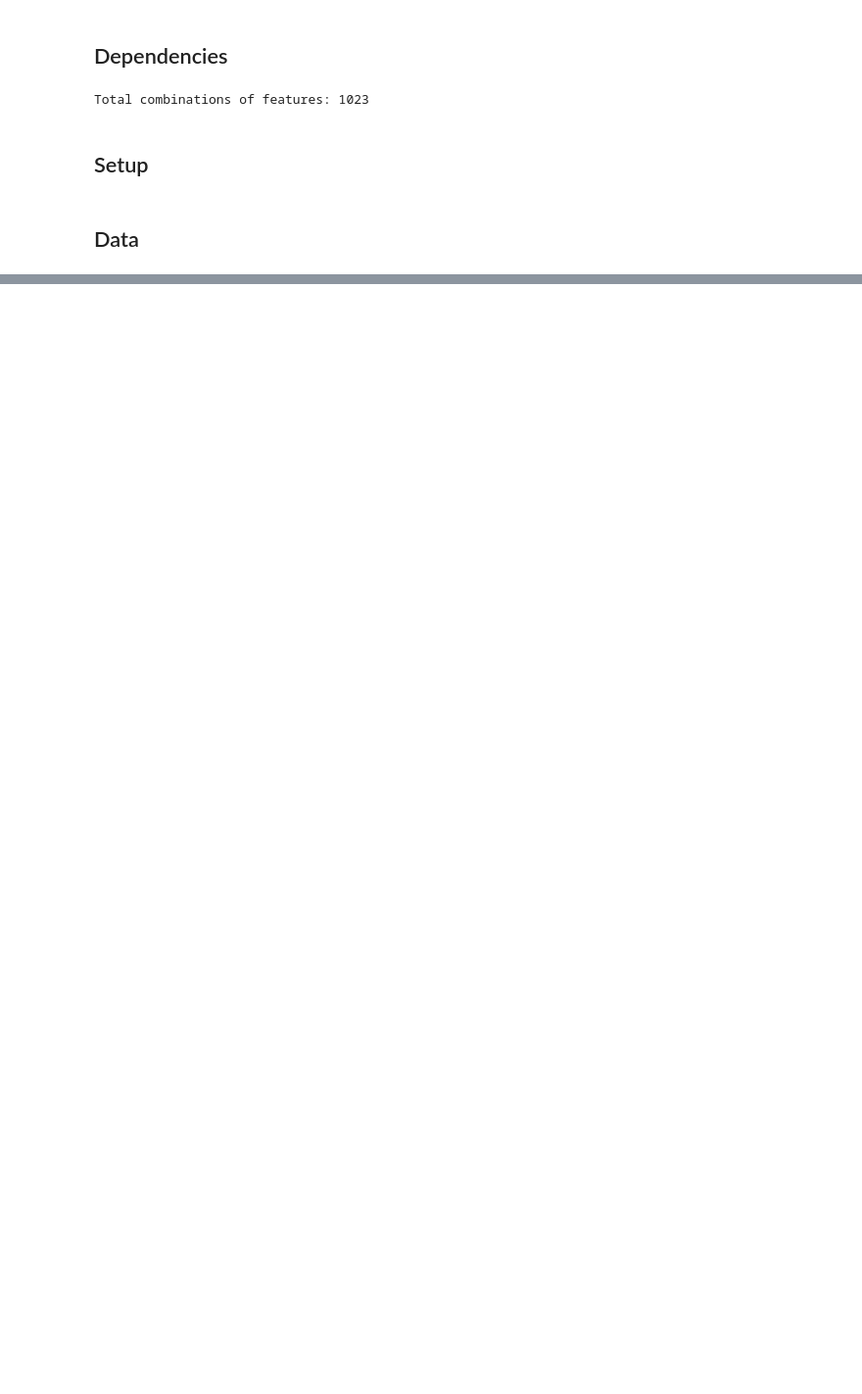
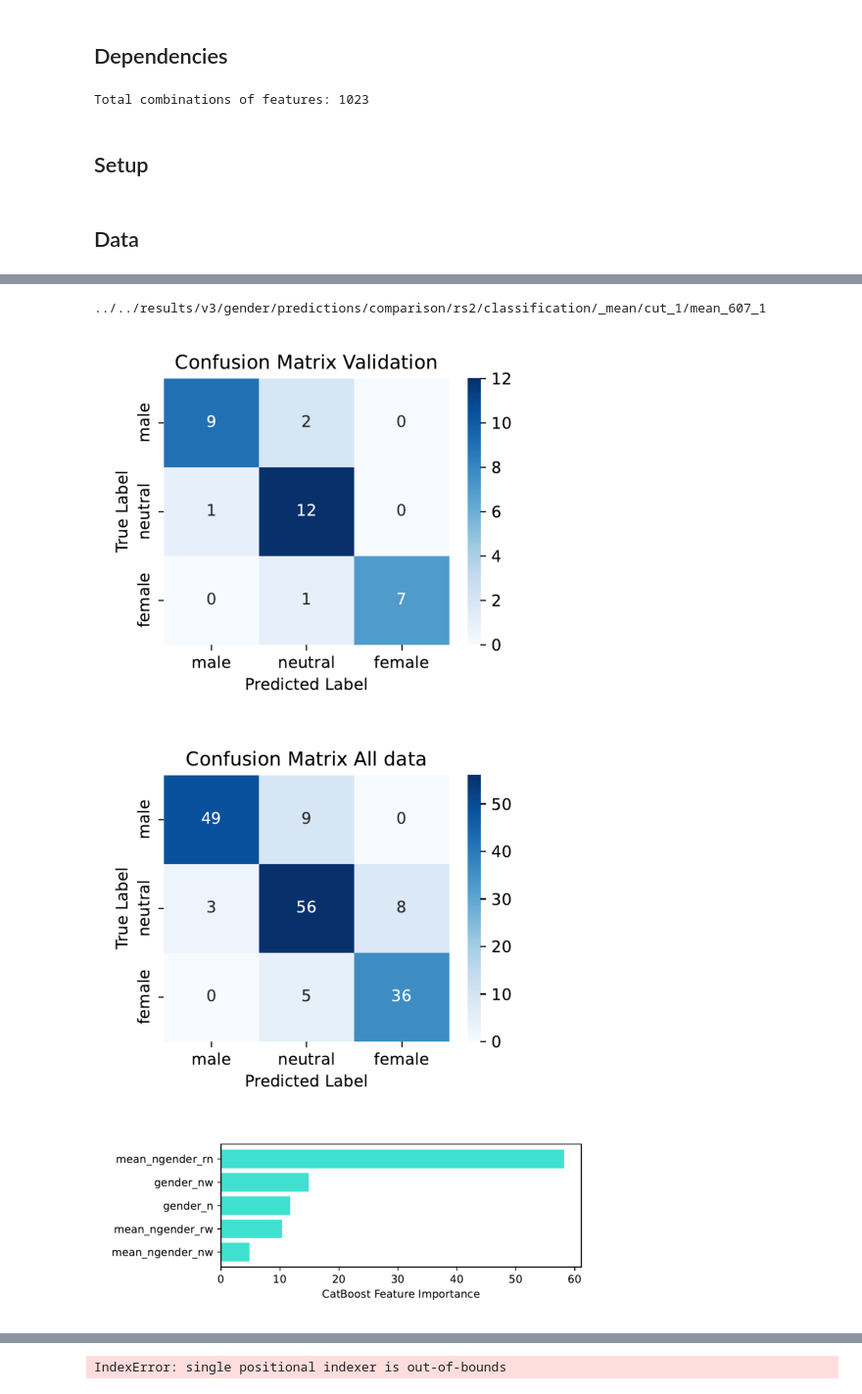
Before and after one commit to CSHVienna/chinese-names-gender, a Jupyter notebook: code/notebooks/predictions_classification.ipynb, the cells around one changed output, grey strips where cells are left out. Shown at 98% size. Saved outputs shown, nothing was run; the diff lists cells and outputs as text; code cells hidden in the pictures; blank space fills up the shorter version.

```diff
--- a/code/notebooks/predictions_classification.ipynb
+++ b/code/notebooks/predictions_classification.ipynb
@@ -179,0 +137,2 @@ plt.close()
+# %%
+df_best_per_run = df_results.loc[df_results.groupby('rs')[METRIC].idxmax(),:].sort_values(METRIC, ascending=ASCENDING)
@@ -179,0 +165,13 @@ plt.close()
+# %%
+rs = 2
+f_name_rs = df_best_per_run.query("rs == @rs").iloc[0].fn.replace('.json','')
+print(f_name_rs)
+vis.plot_confusion_matrix(f"{f_name_rs}_confusion_val.pdf")
+vis.plot_confusion_matrix(f"{f_name_rs}_confusion_all.pdf")
+vis.plot_importance(f"{f_name_rs}_feature_importance.pdf")
+vis.replot_importance(f_name_rs, regressor=False)
+# %% [output]
+../../results/v3/gender/predictions/comparison/rs2/classification/_mean/cut_1/mean_607_1
+[figure, added]
+[figure, added]
+[figure, added]
@@ -179,0 +179,10 @@ plt.close()
+# %%
+rs = 3
+f_name_rs = df_best_per_run.query("rs == @rs").iloc[0].fn.replace('.json','')
+print(f_name_rs)
+vis.plot_confusion_matrix(f"{f_name_rs}_confusion_val.pdf")
+vis.plot_confusion_matrix(f"{f_name_rs}_confusion_all.pdf")
+vis.plot_importance(f"{f_name_rs}_feature_importance.pdf")
+vis.replot_importance(f_name_rs, regressor=False)
+# %% [output]
+IndexError: single positional indexer is out-of-bounds
```
Also changed, not shown: parts of 23 cells of this notebook, 7 other files.
